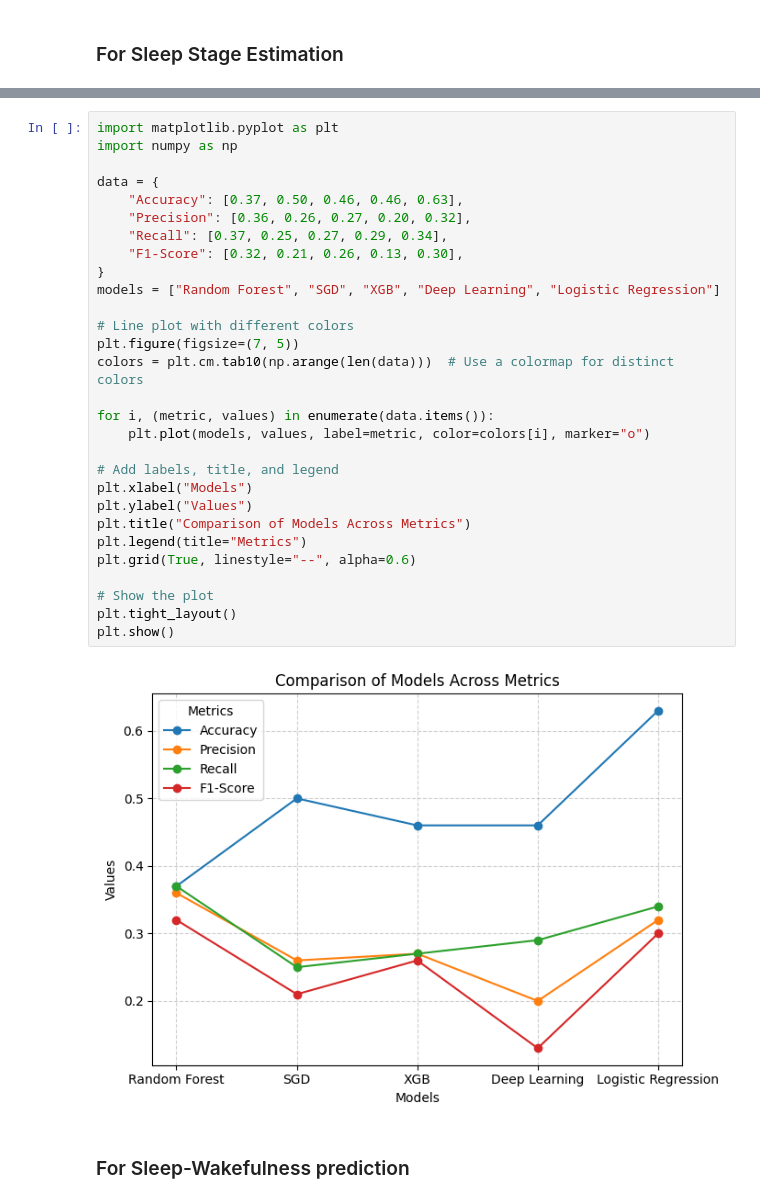
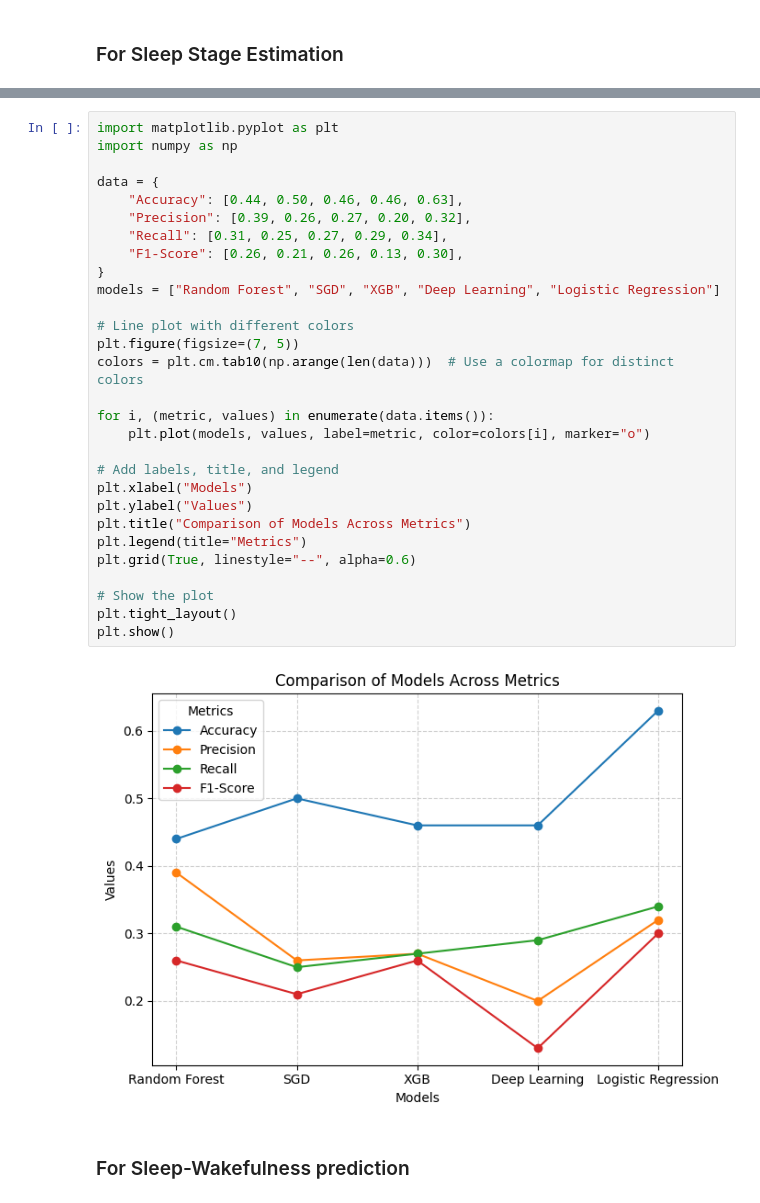
Before and after one commit to UfukCefaker/Sleep-Stage-Estimation, a Jupyter notebook: bbm467_template_EN.ipynb, the cells around one changed output, grey strips where cells are left out. Drawn from its saved outputs; the diff is of its cells as text.

```diff
--- a/bbm467_template_EN.ipynb
+++ b/bbm467_template_EN.ipynb
@@ -307,33 +307,33 @@ X_resampled, y_resampled = smote.fit_resample(X_train[:n], y_train_encoded[:n])
 # %%
 import matplotlib.pyplot as plt
 import numpy as np
 
 data = {
-    "Accuracy": [0.37, 0.50, 0.46, 0.46, 0.63],
-    "Precision": [0.36, 0.26, 0.27, 0.20, 0.32],
-    "Recall": [0.37, 0.25, 0.27, 0.29, 0.34],
-    "F1-Score": [0.32, 0.21, 0.26, 0.13, 0.30],
+    "Accuracy": [0.44, 0.50, 0.46, 0.46, 0.63],
+    "Precision": [0.39, 0.26, 0.27, 0.20, 0.32],
+    "Recall": [0.31, 0.25, 0.27, 0.29, 0.34],
+    "F1-Score": [0.26, 0.21, 0.26, 0.13, 0.30],
 }
 models = ["Random Forest", "SGD", "XGB", "Deep Learning", "Logistic Regression"]
 
 # Line plot with different colors
 plt.figure(figsize=(7, 5))
 colors = plt.cm.tab10(np.arange(len(data)))  # Use a colormap for distinct colors
 
 for i, (metric, values) in enumerate(data.items()):
     plt.plot(models, values, label=metric, color=colors[i], marker="o")
 
 # Add labels, title, and legend
 plt.xlabel("Models")
 plt.ylabel("Values")
 plt.title("Comparison of Models Across Metrics")
 plt.legend(title="Metrics")
 plt.grid(True, linestyle="--", alpha=0.6)
 
 # Show the plot
 plt.tight_layout()
 plt.show()
 # %% [output]
-[figure, old version]
+[figure, new version]
 # %% [markdown]
 ### For Sleep-Wakefulness prediction
```
Also changed, not shown: parts of 2 cells of this notebook, 2 other files.
